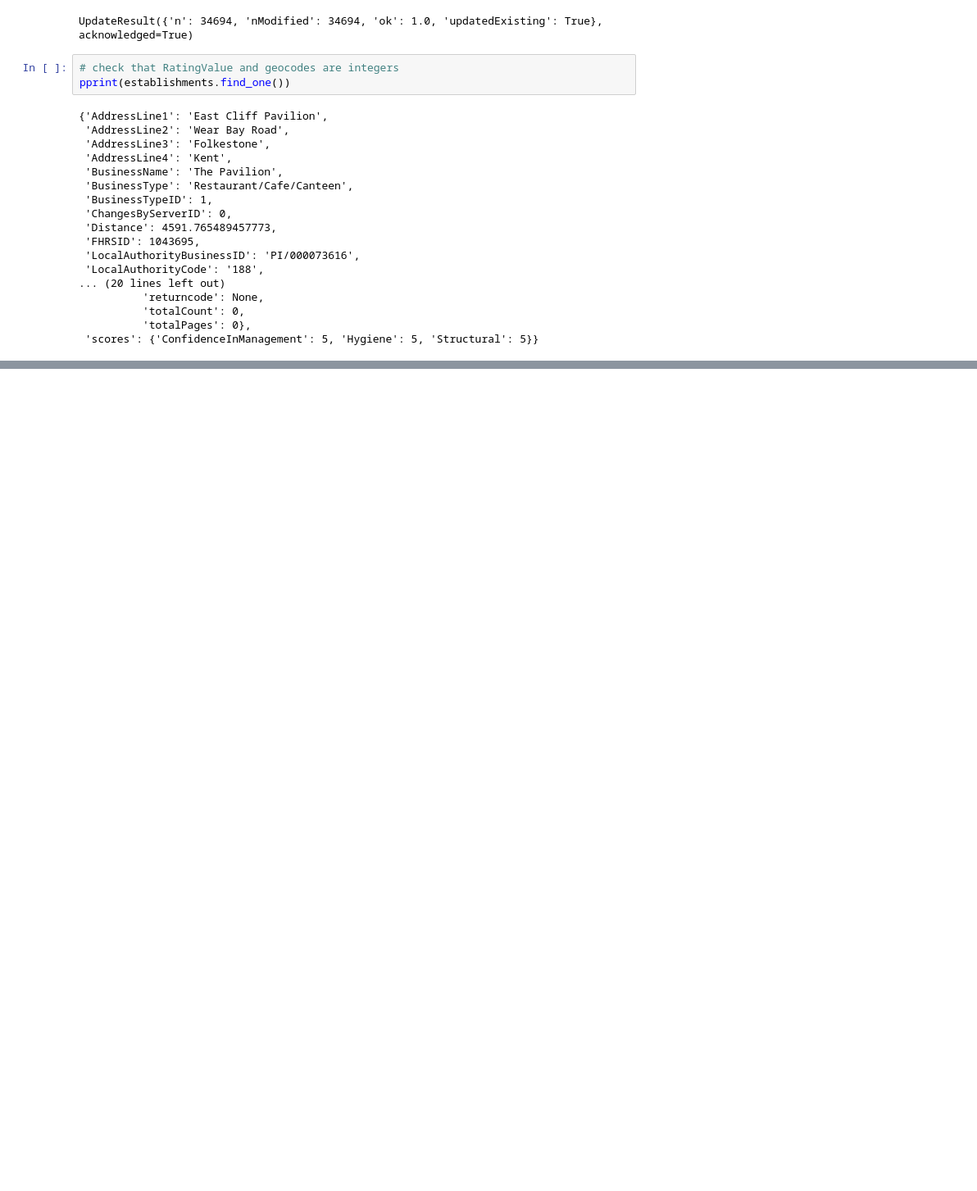
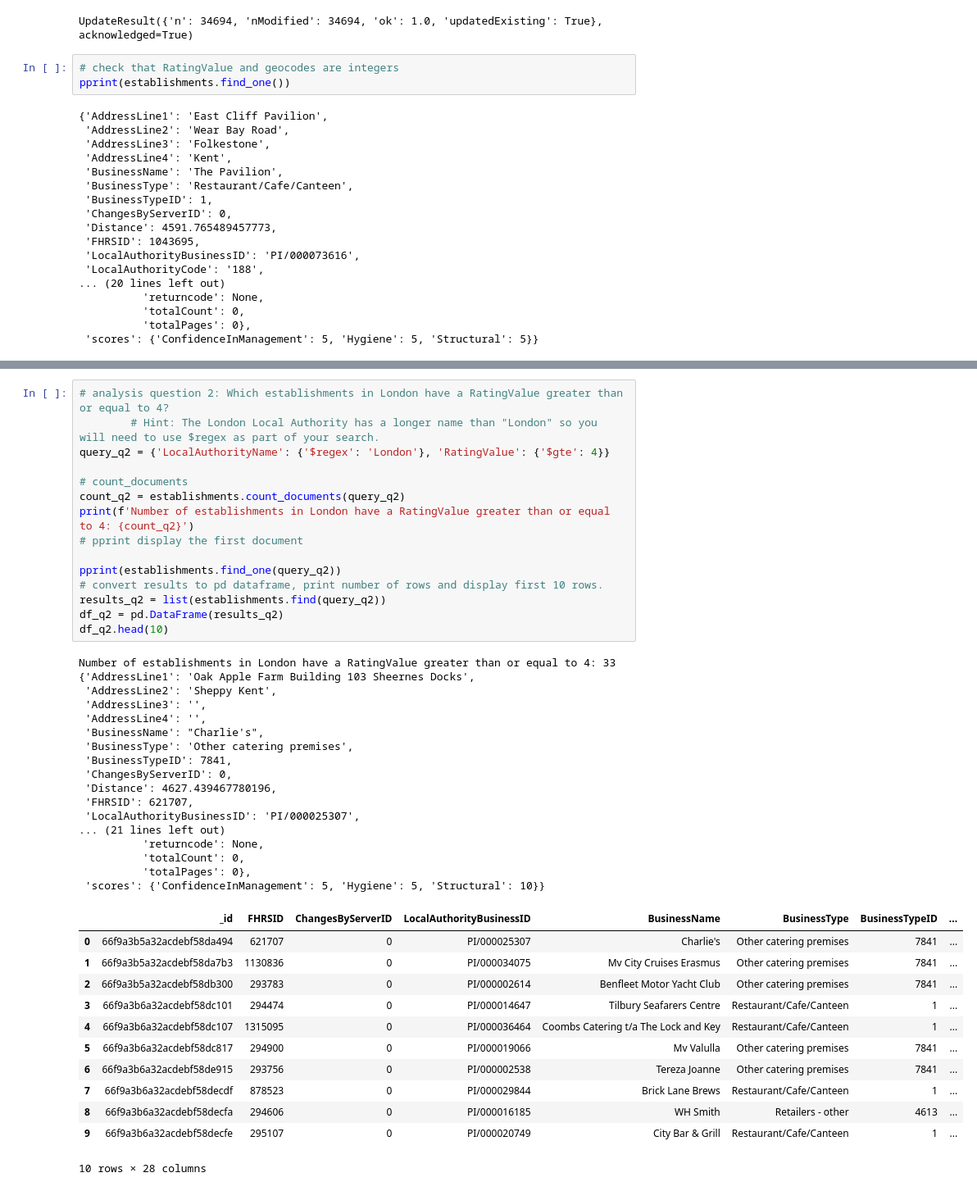
Before and after one commit to elizabethlconn/nosql-challenge, a Jupyter notebook: NoSQL_submission.ipynb, the cells around one changed output, grey strips where cells are left out. Shown at 82% size. Drawn from its saved outputs; the diff is of its cells as text; blank space fills up the shorter version.

```diff
--- a/NoSQL_submission.ipynb
+++ b/NoSQL_submission.ipynb
@@ -155,0 +209,45 @@ pprint(establishments.find_one())
+# %%
+# analysis question 2: Which establishments in London have a RatingValue greater than or equal to 4?
+        # Hint: The London Local Authority has a longer name than "London" so you will need to use $regex as part of your search.
+query_q2 = {'LocalAuthorityName': {'$regex': 'London'}, 'RatingValue': {'$gte': 4}}
+
+# count_documents
+count_q2 = establishments.count_documents(query_q2)
+print(f'Number of establishments in London have a RatingValue greater than or equal to 4: {count_q2}')
+# pprint display the first document
+
+pprint(establishments.find_one(query_q2))
+# convert results to pd dataframe, print number of rows and display first 10 rows.
+results_q2 = list(establishments.find(query_q2))
+df_q2 = pd.DataFrame(results_q2)
+df_q2.head(10)
+# %% [output]
+Number of establishments in London have a RatingValue greater than or equal to 4: 33
+{'AddressLine1': 'Oak Apple Farm Building 103 Sheernes Docks',
+ 'AddressLine2': 'Sheppy Kent',
+ 'AddressLine3': '',
+ 'AddressLine4': '',
+ 'BusinessName': "Charlie's",
+ 'BusinessType': 'Other catering premises',
+ 'BusinessTypeID': 7841,
+ 'ChangesByServerID': 0,
+ 'Distance': 4627.439467780196,
+ 'FHRSID': 621707,
+ 'LocalAuthorityBusinessID': 'PI/000025307',
+... (21 lines left out)
+          'returncode': None,
+          'totalCount': 0,
+          'totalPages': 0},
+ 'scores': {'ConfidenceInManagement': 5, 'Hygiene': 5, 'Structural': 10}}
+|  | _id | FHRSID | ChangesByServerID | LocalAuthorityBusinessID | BusinessName | BusinessType | BusinessTypeID | ... |
+| 0 | 66f9a3b5a32acdebf58da494 | 621707 | 0 | PI/000025307 | Charlie's | Other catering premises | 7841 | ... |
+| 1 | 66f9a3b5a32acdebf58da7b3 | 1130836 | 0 | PI/000034075 | Mv City Cruises Erasmus | Other catering premises | 7841 | ... |
+| 2 | 66f9a3b5a32acdebf58db300 | 293783 | 0 | PI/000002614 | Benfleet Motor Yacht Club | Other catering premises | 7841 | ... |
+| 3 | 66f9a3b6a32acdebf58dc101 | 294474 | 0 | PI/000014647 | Tilbury Seafarers Centre | Restaurant/Cafe/Canteen | 1 | ... |
+| 4 | 66f9a3b6a32acdebf58dc107 | 1315095 | 0 | PI/000036464 | Coombs Catering t/a The Lock and Key | Restaurant/Cafe/Canteen | 1 | ... |
+| 5 | 66f9a3b6a32acdebf58dc817 | 294900 | 0 | PI/000019066 | Mv Valulla | Other catering premises | 7841 | ... |
+| 6 | 66f9a3b6a32acdebf58de915 | 293756 | 0 | PI/000002538 | Tereza Joanne | Other catering premises | 7841 | ... |
+| 7 | 66f9a3b6a32acdebf58decdf | 878523 | 0 | PI/000029844 | Brick Lane Brews | Restaurant/Cafe/Canteen | 1 | ... |
+| 8 | 66f9a3b6a32acdebf58decfa | 294606 | 0 | PI/000016185 | WH Smith | Retailers - other | 4613 | ... |
+| 9 | 66f9a3b6a32acdebf58decfe | 295107 | 0 | PI/000020749 | City Bar & Grill | Restaurant/Cafe/Canteen | 1 | ... |
+10 rows × 28 columns
```
Also changed, not shown: parts of 5 cells of this notebook.
